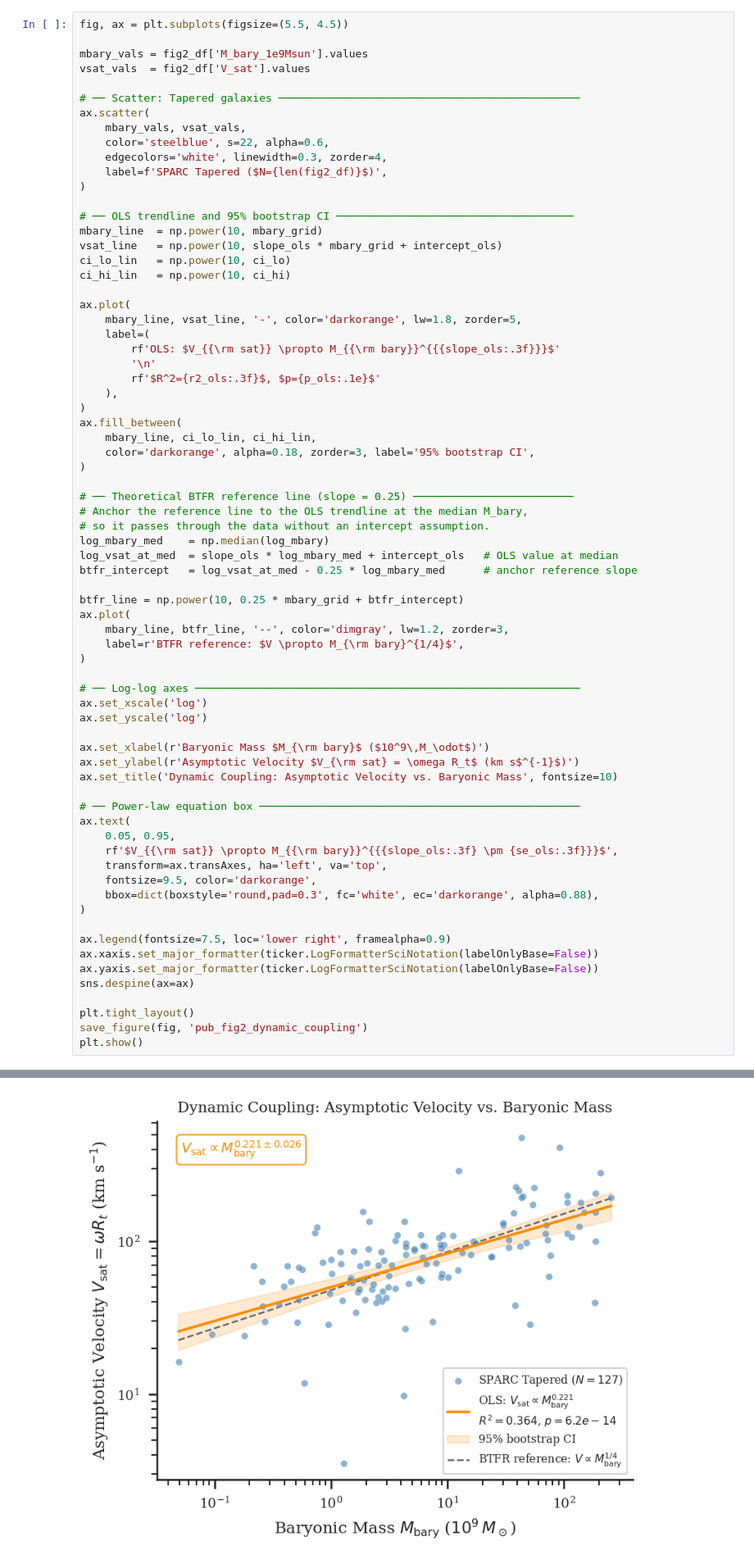
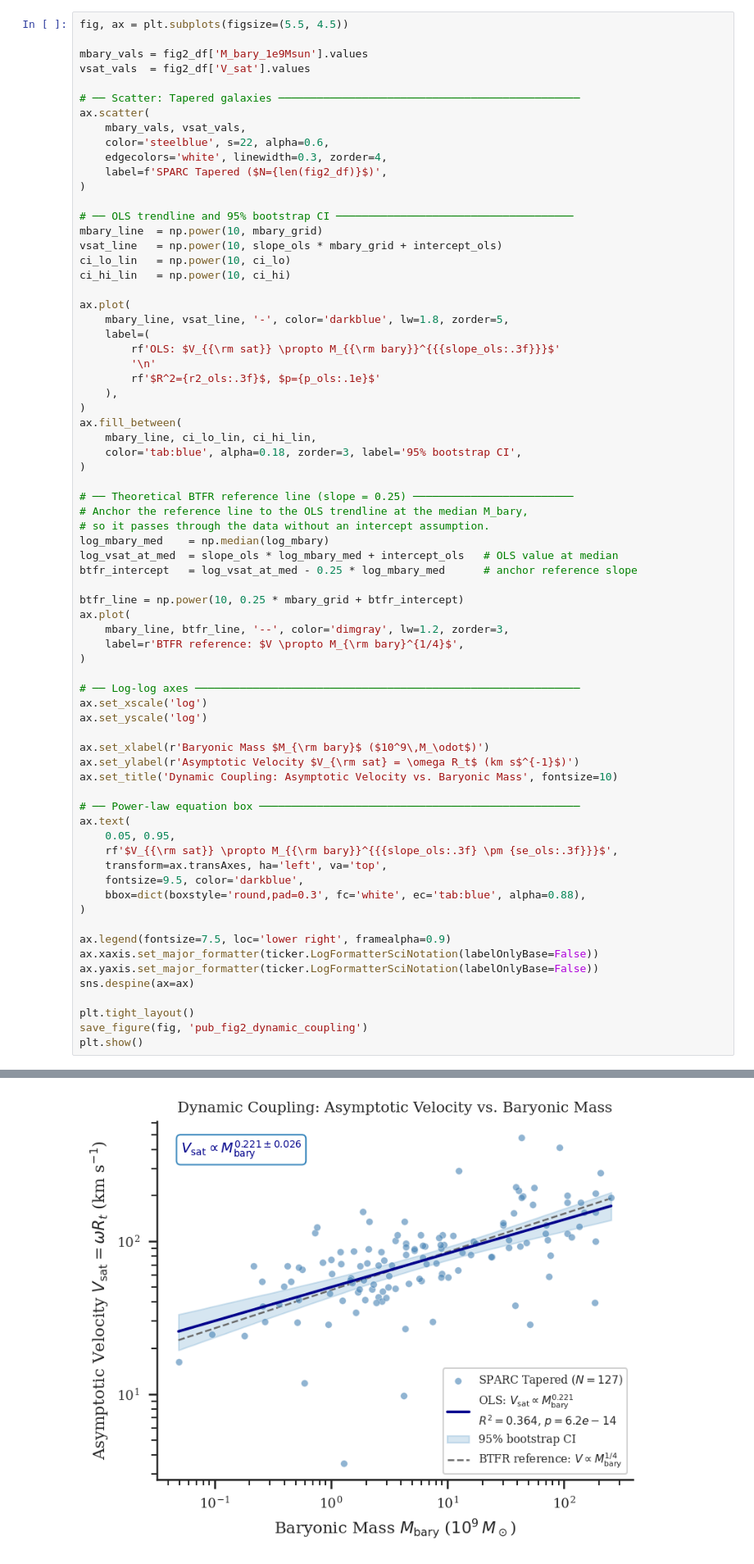
Before and after one commit to JustinSchneider/baryonic-omega-analysis, a Jupyter notebook: notebooks/09_publication_figures.ipynb, the cells around one changed output, grey strips where cells are left out. Shown at 82% size. Cells and saved outputs as stored; diff of their text form.

Commit message:
Updated figures for color consistency

```diff
--- a/notebooks/09_publication_figures.ipynb
+++ b/notebooks/09_publication_figures.ipynb
@@ -391,7 +391,7 @@ ci_lo_lin   = np.power(10, ci_lo)
 ci_hi_lin   = np.power(10, ci_hi)
 
 ax.plot(
-    mbary_line, vsat_line, '-', color='darkorange', lw=1.8, zorder=5,
+    mbary_line, vsat_line, '-', color='darkblue', lw=1.8, zorder=5,
     label=(
         rf'OLS: $V_{{\rm sat}} \propto M_{{\rm bary}}^{{{slope_ols:.3f}}}$'
         '\n'
@@ -400,7 +400,7 @@ ax.plot(
 )
 ax.fill_between(
     mbary_line, ci_lo_lin, ci_hi_lin,
-    color='darkorange', alpha=0.18, zorder=3, label='95% bootstrap CI',
+    color='tab:blue', alpha=0.18, zorder=3, label='95% bootstrap CI',
 )
 
 # ── Theoretical BTFR reference line (slope = 0.25) ─────────────────────────
@@ -414,36 +414,36 @@ btfr_line = np.power(10, 0.25 * mbary_grid + btfr_intercept)
 ax.plot(
     mbary_line, btfr_line, '--', color='dimgray', lw=1.2, zorder=3,
     label=r'BTFR reference: $V \propto M_{\rm bary}^{1/4}$',
 )
 
 # ── Log-log axes ────────────────────────────────────────────────────────────
 ax.set_xscale('log')
 ax.set_yscale('log')
 
 ax.set_xlabel(r'Baryonic Mass $M_{\rm bary}$ ($10^9\,M_\odot$)')
 ax.set_ylabel(r'Asymptotic Velocity $V_{\rm sat} = \omega R_t$ (km s$^{-1}$)')
 ax.set_title('Dynamic Coupling: Asymptotic Velocity vs. Baryonic Mass', fontsize=10)
 
 # ── Power-law equation box ──────────────────────────────────────────────────
 ax.text(
     0.05, 0.95,
     rf'$V_{{\rm sat}} \propto M_{{\rm bary}}^{{{slope_ols:.3f} \pm {se_ols:.3f}}}$',
     transform=ax.transAxes, ha='left', va='top',
-    fontsize=9.5, color='darkorange',
-    bbox=dict(boxstyle='round,pad=0.3', fc='white', ec='darkorange', alpha=0.88),
+    fontsize=9.5, color='darkblue',
+    bbox=dict(boxstyle='round,pad=0.3', fc='white', ec='tab:blue', alpha=0.88),
 )
 
 ax.legend(fontsize=7.5, loc='lower right', framealpha=0.9)
 ax.xaxis.set_major_formatter(ticker.LogFormatterSciNotation(labelOnlyBase=False))
 ax.yaxis.set_major_formatter(ticker.LogFormatterSciNotation(labelOnlyBase=False))
 sns.despine(ax=ax)
 
 plt.tight_layout()
 save_figure(fig, 'pub_fig2_dynamic_coupling')
 plt.show()
 # %% [output]
 Saved: results\figures\pub_fig2_dynamic_coupling.png
-[figure, old version]
+[figure, new version]
 # %%
 # ── Figure 2 regression statistics — for manuscript insertion ───────────────
 # Run this cell after Cell 10 & 11 to get publication-ready numbers.
```
Also changed, not shown: parts of 3 cells of this notebook, 45 other files.
